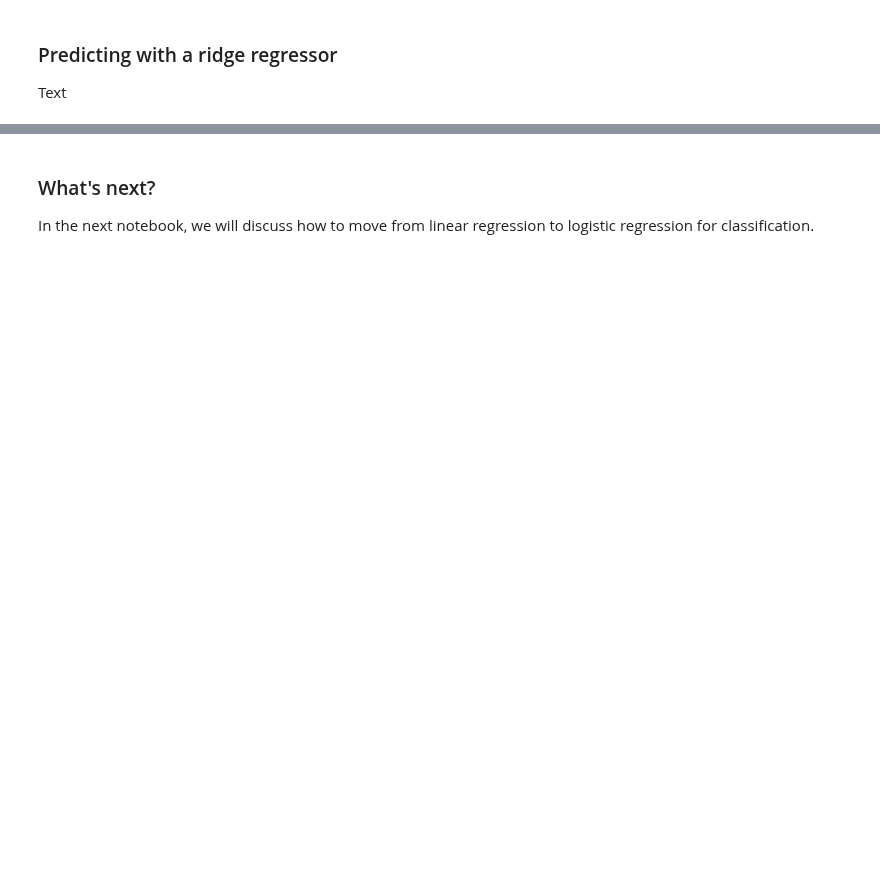
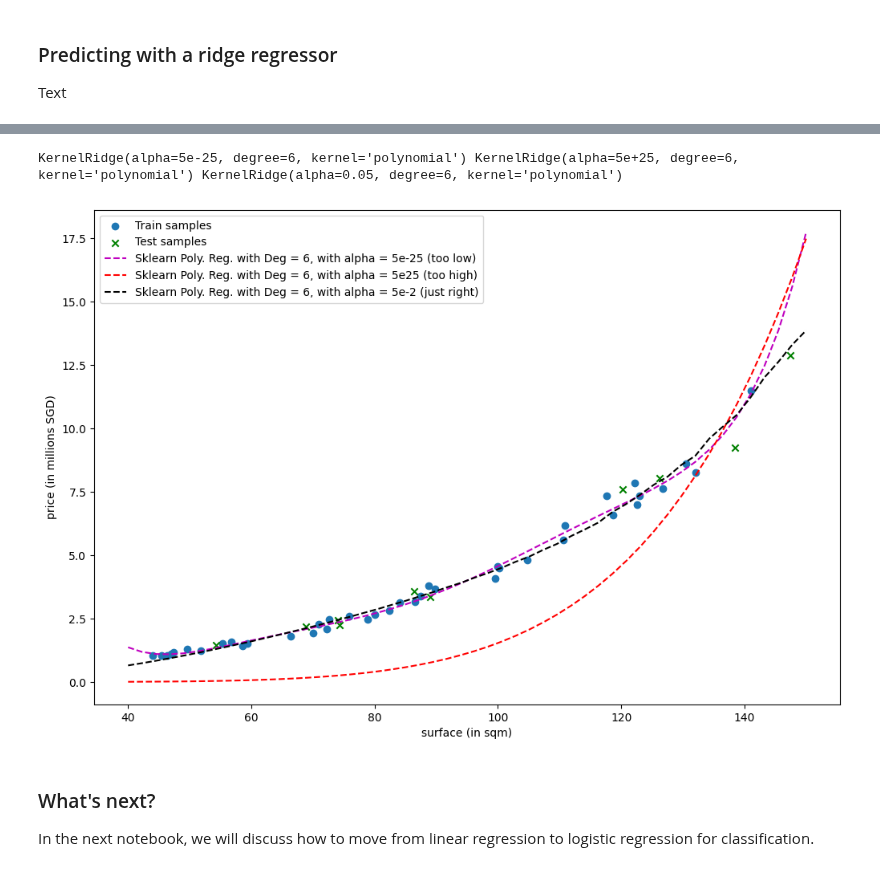
Before and after one commit to matthieudemari/SUTD_DL_50_039, a Jupyter notebook: W1/0. All/Code files/5. Regularization vs Overfitting, Ridge Regression.ipynb, the cells around one changed output, grey strips where cells are left out. Cells and saved outputs as stored; diff of their text form; code cells hidden in the pictures; blank space fills up the shorter version.

```diff
--- a/W1/0. All/Code files/5. Regularization vs Overfitting, Ridge Regression.ipynb
+++ b/W1/0. All/Code files/5. Regularization vs Overfitting, Ridge Regression.ipynb
@@ -206,3 +251,47 @@ plt.show()
+# %%
+# Training a Ridge Polynomial Regressor with Regularization, aka as a Ridge model
+n_degree2 = 6
+sk_inputs2 = np.array(train_inputs).reshape(-1, 1)
+sk_outputs2 = np.array(train_outputs)
+ridge_reg1 = KernelRidge(alpha = 5e-25, kernel = 'polynomial', degree = n_degree2)
+ridge_reg1.fit(sk_inputs2, sk_outputs2)
+ridge_reg2 = KernelRidge(alpha = 5e25, kernel = 'polynomial', degree = n_degree2)
+ridge_reg2.fit(sk_inputs2, sk_outputs2)
+ridge_reg3 = KernelRidge(alpha = 5e-2, kernel = 'polynomial', degree = n_degree2)
+ridge_reg3.fit(sk_inputs2, sk_outputs2)
+print(ridge_reg1, ridge_reg2, ridge_reg3)
+# %% [output]
+KernelRidge(alpha=5e-25, degree=6, kernel='polynomial') KernelRidge(alpha=5e+25, degree=6, kernel='polynomial') KernelRidge(alpha=0.05, degree=6, kernel='polynomial')
+# %%
+# Display dataset
+plt.figure(figsize = (12, 8))
+plt.scatter(train_inputs, train_outputs, label = 'Train samples')
+plt.scatter(test_inputs, test_outputs, c = 'g', marker = "x", label = 'Test samples')
+plt.xlabel("surface (in sqm)")
+plt.ylabel("price (in millions SGD)")
+
+# Optimal ridge reg (M = 6), to see how its regularization helps avoid overfitting
+# Alpha term too low.
+polyreg_dataset1_inputs, polyreg_dataset1_outputs = ridgereg_matplotlib(ridge_reg1, n_degree2, min_surf, max_surf, n_points)
+legend2 = "Sklearn Poly. Reg. with Deg = 6, with alpha = 5e-25 (too low)"
+plt.plot(polyreg_dataset1_inputs, polyreg_dataset1_outputs, 'm--', label = legend2)
+
+# Optimal ridge reg (M = 6), to see how its regularization helps avoid overfitting
+# Alpha term too low.
+polyreg_dataset2_inputs, polyreg_dataset2_outputs = ridgereg_matplotlib(ridge_reg2, n_degree2, min_surf, max_surf, n_points)
+legend3 = "Sklearn Poly. Reg. with Deg = 6, with alpha = 5e25 (too high)"
+plt.plot(polyreg_dataset2_inputs, polyreg_dataset2_outputs, 'r--', label = legend3)
+
+# Alpha term just right.
+polyreg_dataset3_inputs, polyreg_dataset3_outputs = ridgereg_matplotlib(ridge_reg3, n_degree2, min_surf, max_surf, n_points)
+legend1 = "Sklearn Poly. Reg. with Deg = 6, with alpha = 5e-2 (just right)"
+plt.plot(polyreg_dataset3_inputs, polyreg_dataset3_outputs, 'k--', label = legend1)
+
+# Display
+plt.legend(loc = 'best')
+plt.show()
+# %% [output]
+[figure, added]
 # %% [markdown]
 ### What's next?
 
```
Also changed, not shown: parts of 13 cells of this notebook, 4 other files.
